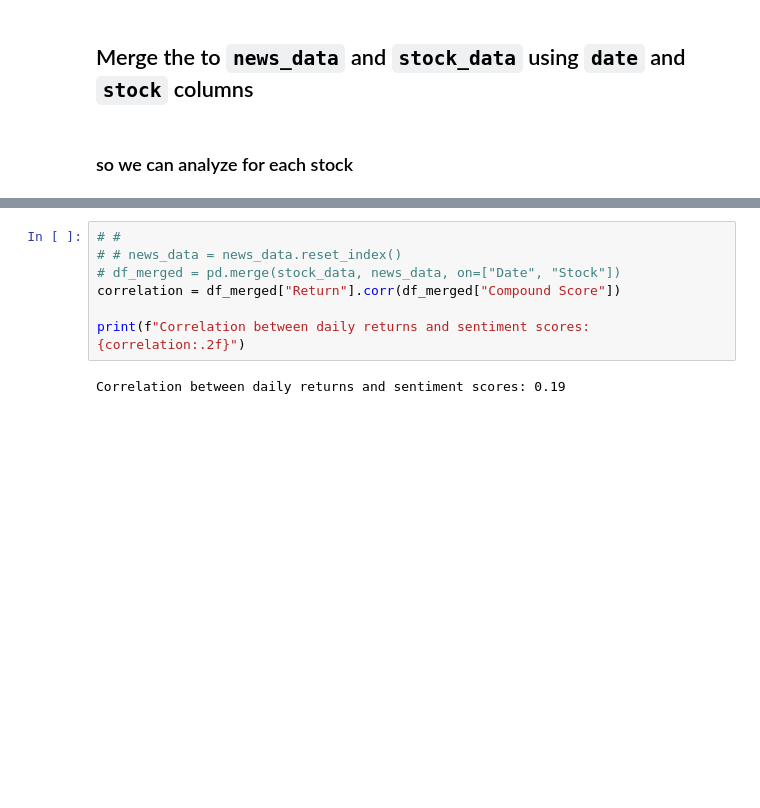
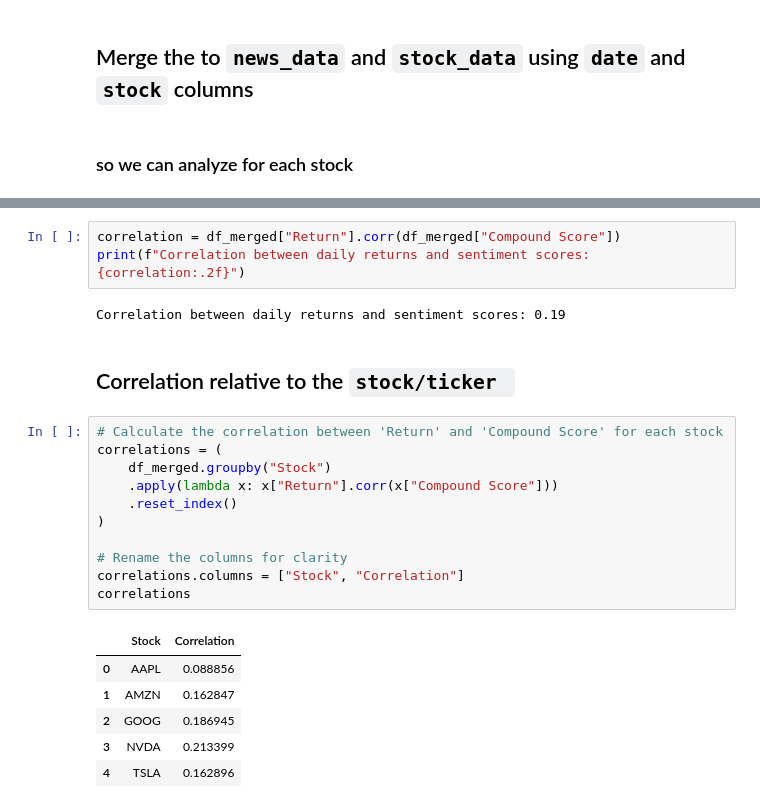
Before and after one commit to J0-Y0/stock_market_data_analysis, a Jupyter notebook: notebooks/news_and_stock_reation.ipynb, the cells around one changed output, grey strips where cells are left out. Cells and saved outputs as stored; diff of their text form; blank space fills up the shorter version.

```diff
--- a/notebooks/news_and_stock_reation.ipynb
+++ b/notebooks/news_and_stock_reation.ipynb
@@ -134,9 +116,25 @@ print("Columns in news_data:", news_data.columns)
 # %%
-# #
-# # news_data = news_data.reset_index()
-# df_merged = pd.merge(stock_data, news_data, on=["Date", "Stock"])
 correlation = df_merged["Return"].corr(df_merged["Compound Score"])
-
 print(f"Correlation between daily returns and sentiment scores: {correlation:.2f}")
 # %% [output]
 Correlation between daily returns and sentiment scores: 0.19
+# %% [markdown]
+## Correlation relative to the `stock/ticker `
+# %%
+# Calculate the correlation between 'Return' and 'Compound Score' for each stock
+correlations = (
+    df_merged.groupby("Stock")
+    .apply(lambda x: x["Return"].corr(x["Compound Score"]))
+    .reset_index()
+)
+
+# Rename the columns for clarity
+correlations.columns = ["Stock", "Correlation"]
+correlations
+# %% [output]
+|  | Stock | Correlation |
+| 0 | AAPL | 0.088856 |
+| 1 | AMZN | 0.162847 |
+| 2 | GOOG | 0.186945 |
+| 3 | NVDA | 0.213399 |
+| 4 | TSLA | 0.162896 |
```
Also changed, not shown: parts of 3 cells of this notebook, 1 other file.
